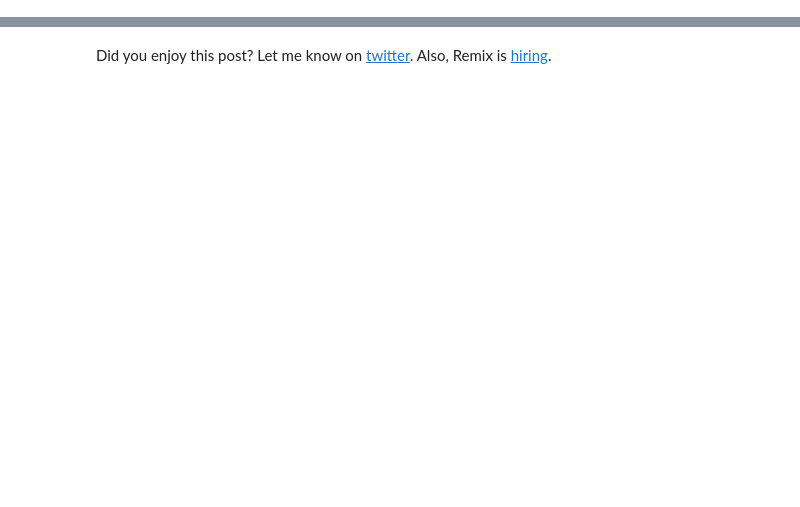
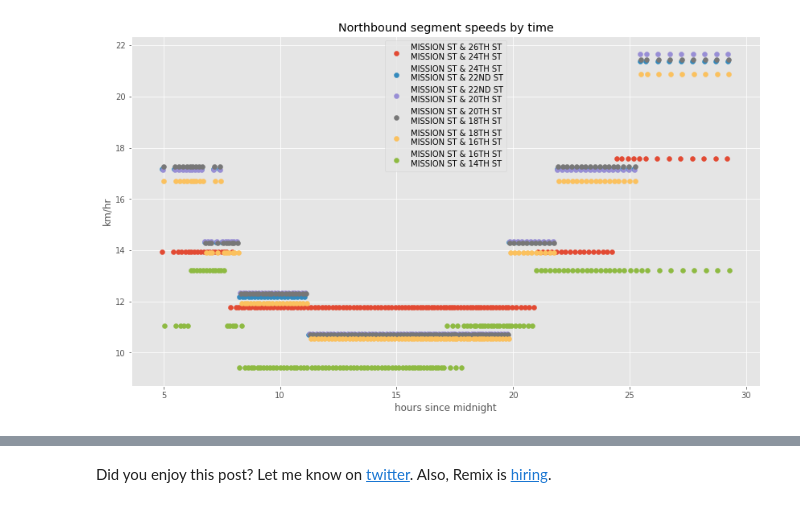
Before and after one commit to invisiblefunnel/learning, a Jupyter notebook: SFMTA — Mission Corridor Runtimes.ipynb, the cells around one changed output, grey strips where cells are left out. Drawn from its saved outputs; the diff is of its cells as text; code cells hidden in the pictures; blank space fills up the shorter version.

```diff
--- a/SFMTA — Mission Corridor Runtimes.ipynb
+++ b/SFMTA — Mission Corridor Runtimes.ipynb
@@ -79,0 +81,12 @@ plt.show()
+# %%
+plt.figure(figsize=(14,8))
+plt.title("Northbound segment speeds by time")
+plt.ylabel("km/hr")
+plt.xlabel("hours since midnight")
+for key in keys:
+    hours = np.array(runtimes[key]['t']) / 60. / 60.
+    plt.scatter(hours, runtimes[key]['kph'])
+plt.legend(labels, loc=9)
+plt.show()
+# %% [output]
+[figure, added]
```
Also changed, not shown: parts of 5 cells of this notebook.
